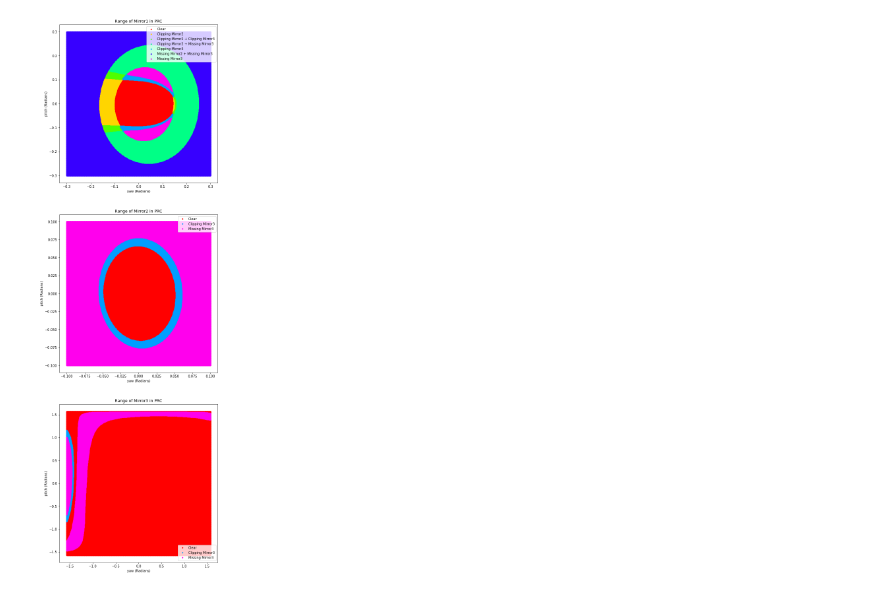
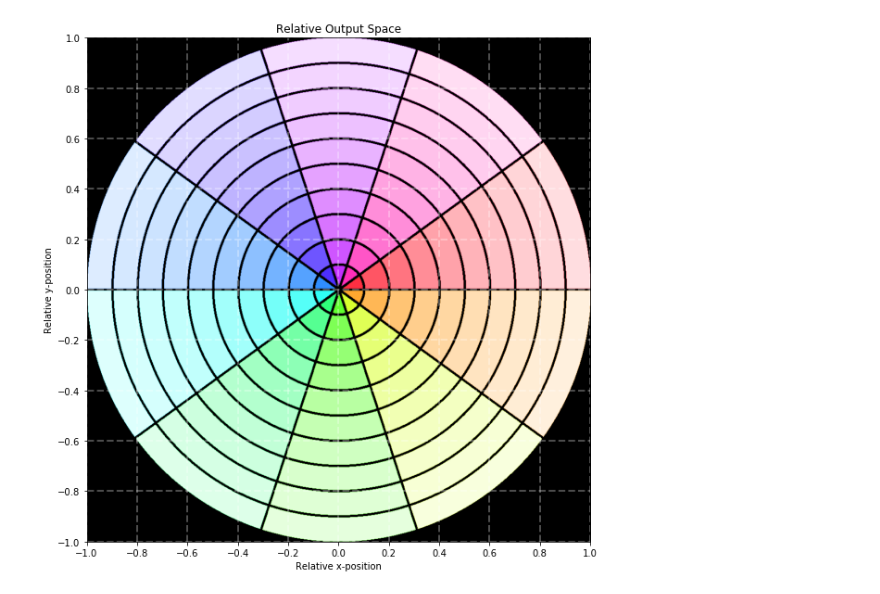
Before and after one commit to Andrerg01/Initial-Allignment-Assistant-Tool, a Jupyter notebook: Plots.ipynb, the cells around one changed output. Cells and saved outputs as stored; diff of their text form; code cells hidden in the pictures.

```diff
--- a/Plots.ipynb
+++ b/Plots.ipynb
@@ -75,34 +238,0 @@ for analyzeElementIndex in range(len(elements)):
-# %%
-fig, ax = plt.subplots(len(elements), 1, figsize = [10,30])
-
-possibleFlags = []
-
-for pts in ptsElem:
-    for pt in pts:
-        possibleFlags += [pt[2]]
-
-possibleFlags = np.unique(possibleFlags)
-
-possibleColors = [cm.hsv(n/len(possibleFlags)) for n in range(len(possibleFlags))]
-
-for i in range(len(ptsElem)):
-    groups = [[] for i in possibleFlags]
-    for pt in ptsElem[i]:
-        arg = np.argwhere(possibleFlags == [pt[2]])[0][0]
-        groups[arg] += [pt + [possibleColors[arg]]]
-
-    for group in groups:
-        if len(group) != 0:
-            x = [pt[0] for pt in group]
-            y = [pt[1] for pt in group]
-            label = group[0][2]
-            color = group[0][3]
-            ax[i].plot(x,y,'.', color = color, label = label)
-
-    ax[i].set_aspect(1)
-    ax[i].legend()
-    ax[i].set_title("Range of " + elemsTemp[i].ID + " in PRC")
-    ax[i].set_xlabel('yaw (Radians)')
-    ax[i].set_ylabel('pitch (Radians)')
-# %% [output]
-[figure, removed]
@@ -110,0 +346,34 @@ fig.savefig("Example01 Limit Plots.png")
+# %%
+#Output Space discrete
+import numpy as np
+import matplotlib.pyplot as plt
+import matplotlib.cm as cm
+
+detail = 1000
+
+fig, ax = plt.subplots(figsize = [10,10])
+
+colors = [[]]
+
+for y in np.linspace(-1,1,num = detail):
+    for x in np.linspace(-1,1,num = detail):
+        if x**2 + y**2 > 1:
+            colors[-1] += [[0,0,0,1]]
+        else:
+            colors[-1] += [colorPointDiscrete(x, y, radLines = 10, angLines = 10, lineThickness = .005)]
+    colors += [[]]
+
+colors = colors[:-1]
+
+ax.imshow(colors, interpolation = 'bilinear', extent = [-1,1,-1,1])
+ax.set_xlabel('Relative x-position')
+ax.set_ylabel('Relative y-position')
+ax.set_title('Relative Output Space')
+ax.set_aspect(1)
+ax.set_xticks(np.linspace(-1, 1, num = 11))
+ax.set_yticks(np.linspace(-1, 1, num = 11))
+ax.grid(color = 'white', linestyle = '--', linewidth = 2, alpha = .3)
+
+fig.savefig('Discrete Output Space.jpg')
+# %% [output]
+[figure, added]
```
Also changed, not shown: parts of 10 cells of this notebook, 19 other files.
